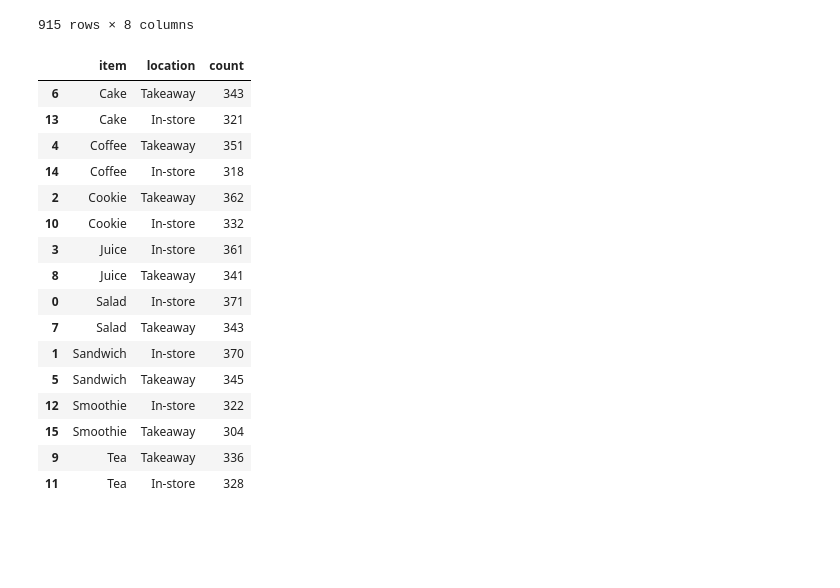
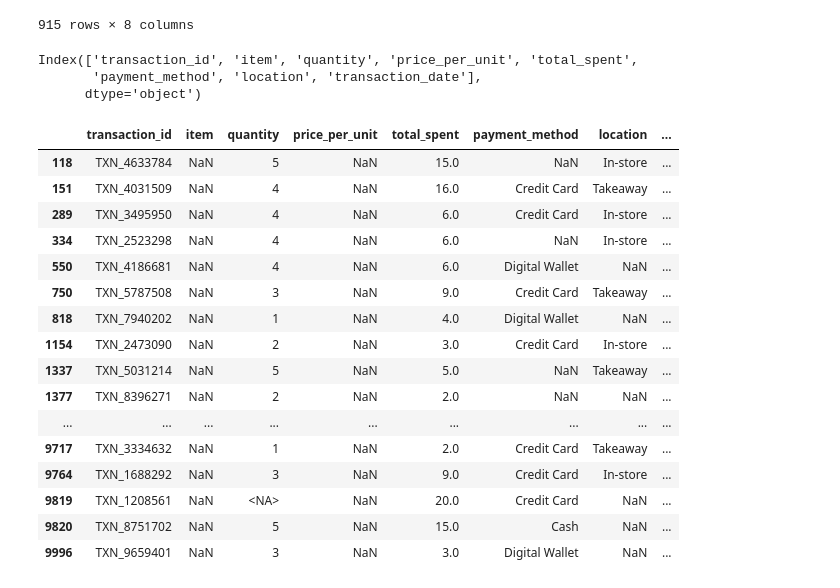
Before and after one commit to CEPHAL0/python_workshop_evening, a Jupyter notebook: data_science/cafe_sales.ipynb, the cells around one changed output. Saved outputs shown, nothing was run; the diff lists cells and outputs as text; code cells hidden in the pictures; blank space fills up the shorter version.

```diff
--- a/data_science/cafe_sales.ipynb
+++ b/data_science/cafe_sales.ipynb
@@ -288,14 +288,14 @@ unique_items_list
 for item in unique_items_list:
     df.loc[(df['item'] == item) & (df['quantity'].isna()), 'quantity'] = df[df['item']==item]['quantity'].median()
 
-    # Alternative Way
-    filter_item = df['item'] == item & df['quantity'].isna()
+    # # Alternative Way
+    # filter_item = df['item'] == item & df['quantity'].isna()
 
-    item_median_filter = df['item'] == item
-    item_only_df = df[item_median_filter]
-    item_median = item_only_df['quantity'].median()
+    # item_median_filter = df['item'] == item
+    # item_only_df = df[item_median_filter]
+    # item_median = item_only_df['quantity'].median()
 
-    df.loc[filter_item, 'quantity'] = item_median
+    # df.loc[filter_item, 'quantity'] = item_median
 # %%
 df[(df['quantity'].isna())& (~df['item'].isna())]
 # %% [output]
@@ -360,23 +360,29 @@ df.loc[df['item'].isna() & ~df['price_per_unit'].isna()]
 | 9981 | TXN_4583012 | NaN | 5 | 4.0 | 20.0 | Digital Wallet | NaN | ... |
 | 9994 | TXN_7851634 | NaN | 4 | 4.0 | 16.0 | NaN | NaN | ... |
 915 rows × 8 columns
-# %%
-df[['item', 'location']].value_counts().reset_index().sort_values(by=['item'])
-# %% [output]
-|  | item | location | count |
-| 6 | Cake | Takeaway | 343 |
-| 13 | Cake | In-store | 321 |
-| 4 | Coffee | Takeaway | 351 |
-| 14 | Coffee | In-store | 318 |
-| 2 | Cookie | Takeaway | 362 |
-| 10 | Cookie | In-store | 332 |
-| 3 | Juice | In-store | 361 |
-| 8 | Juice | Takeaway | 341 |
-| 0 | Salad | In-store | 371 |
-| 7 | Salad | Takeaway | 343 |
-| 1 | Sandwich | In-store | 370 |
-| 5 | Sandwich | Takeaway | 345 |
-| 12 | Smoothie | In-store | 322 |
-| 15 | Smoothie | Takeaway | 304 |
-| 9 | Tea | Takeaway | 336 |
-| 11 | Tea | In-store | 328 |
+# %%
+df.columns
+# %% [output]
+Index(['transaction_id', 'item', 'quantity', 'price_per_unit', 'total_spent',
+       'payment_method', 'location', 'transaction_date'],
+      dtype='object')
+# %%
+df[df['price_per_unit'].isna()]
+# %% [output]
+|  | transaction_id | item | quantity | price_per_unit | total_spent | payment_method | location | ... |
+| 118 | TXN_4633784 | NaN | 5 | NaN | 15.0 | NaN | In-store | ... |
+| 151 | TXN_4031509 | NaN | 4 | NaN | 16.0 | Credit Card | Takeaway | ... |
+| 289 | TXN_3495950 | NaN | 4 | NaN | 6.0 | Credit Card | In-store | ... |
+| 334 | TXN_2523298 | NaN | 4 | NaN | 6.0 | NaN | In-store | ... |
+| 550 | TXN_4186681 | NaN | 4 | NaN | 6.0 | Digital Wallet | NaN | ... |
+| 750 | TXN_5787508 | NaN | 3 | NaN | 9.0 | Credit Card | Takeaway | ... |
+| 818 | TXN_7940202 | NaN | 1 | NaN | 4.0 | Digital Wallet | NaN | ... |
+| 1154 | TXN_2473090 | NaN | 2 | NaN | 3.0 | Credit Card | In-store | ... |
+| 1337 | TXN_5031214 | NaN | 5 | NaN | 5.0 | NaN | Takeaway | ... |
+| 1377 | TXN_8396271 | NaN | 2 | NaN | 2.0 | NaN | NaN | ... |
+| ... | ... | ... | ... | ... | ... | ... | ... | ... |
+| 9717 | TXN_3334632 | NaN | 1 | NaN | 2.0 | Credit Card | Takeaway | ... |
+| 9764 | TXN_1688292 | NaN | 3 | NaN | 9.0 | Credit Card | In-store | ... |
+| 9819 | TXN_1208561 | NaN | <NA> | NaN | 20.0 | Credit Card | NaN | ... |
+| 9820 | TXN_8751702 | NaN | 5 | NaN | 15.0 | Cash | NaN | ... |
+| 9996 | TXN_9659401 | NaN | 3 | NaN | 3.0 | Digital Wallet | NaN | ... |
```
Also changed, not shown: parts of 23 cells of this notebook, 5 other files.
